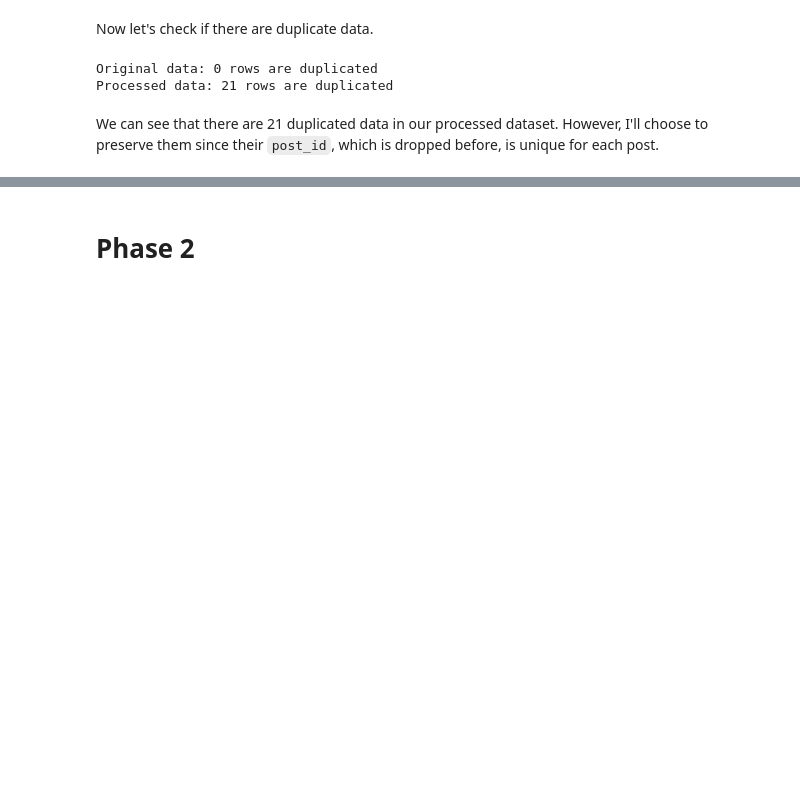
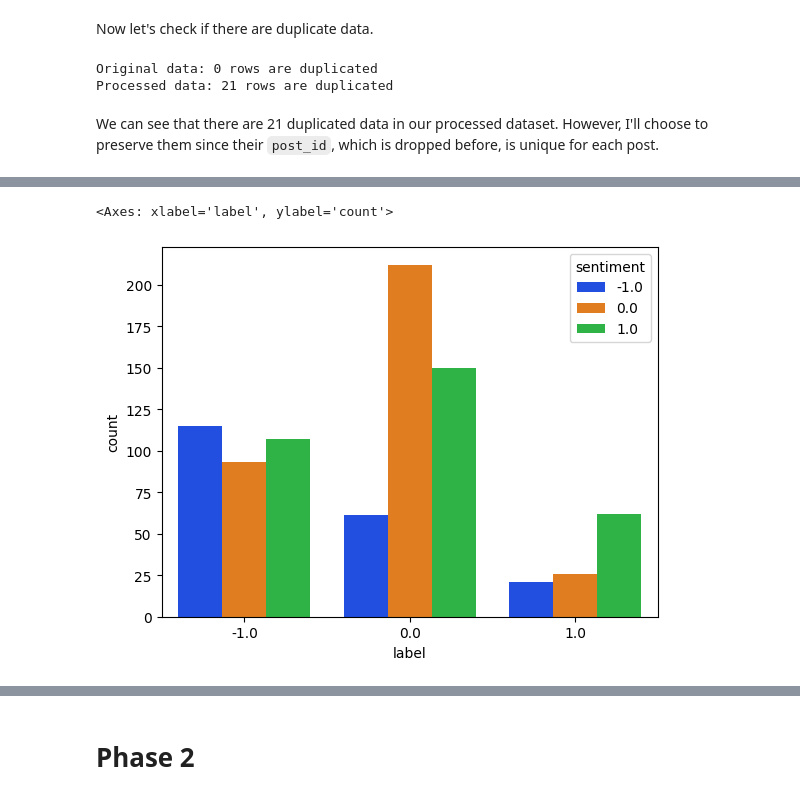
Before and after one commit to omeiLab/DM2025-Lab1-Exercise, a Jupyter notebook: DM2025-Lab1-Homework.ipynb, the cells around one changed output, grey strips where cells are left out. Cells and saved outputs as stored; diff of their text form; code cells hidden in the pictures; blank space fills up the shorter version.

```diff
--- a/DM2025-Lab1-Homework.ipynb
+++ b/DM2025-Lab1-Homework.ipynb
@@ -170,0 +216,9 @@ We can see that there are 21 duplicated data in our processed dataset. However,
+# %%
+sentiment_counts = data.groupby(['label', 'sentiment']).size().reset_index(name='count')
+label_totals = data.groupby('label').size().reset_index(name='label_total')
+
+
+sns.countplot(data=data, x='label', hue='sentiment', palette='bright')
+# %% [output]
+<Axes: xlabel='label', ylabel='count'>
+[figure, added]
```
Also changed, not shown: parts of 25 cells of this notebook.
